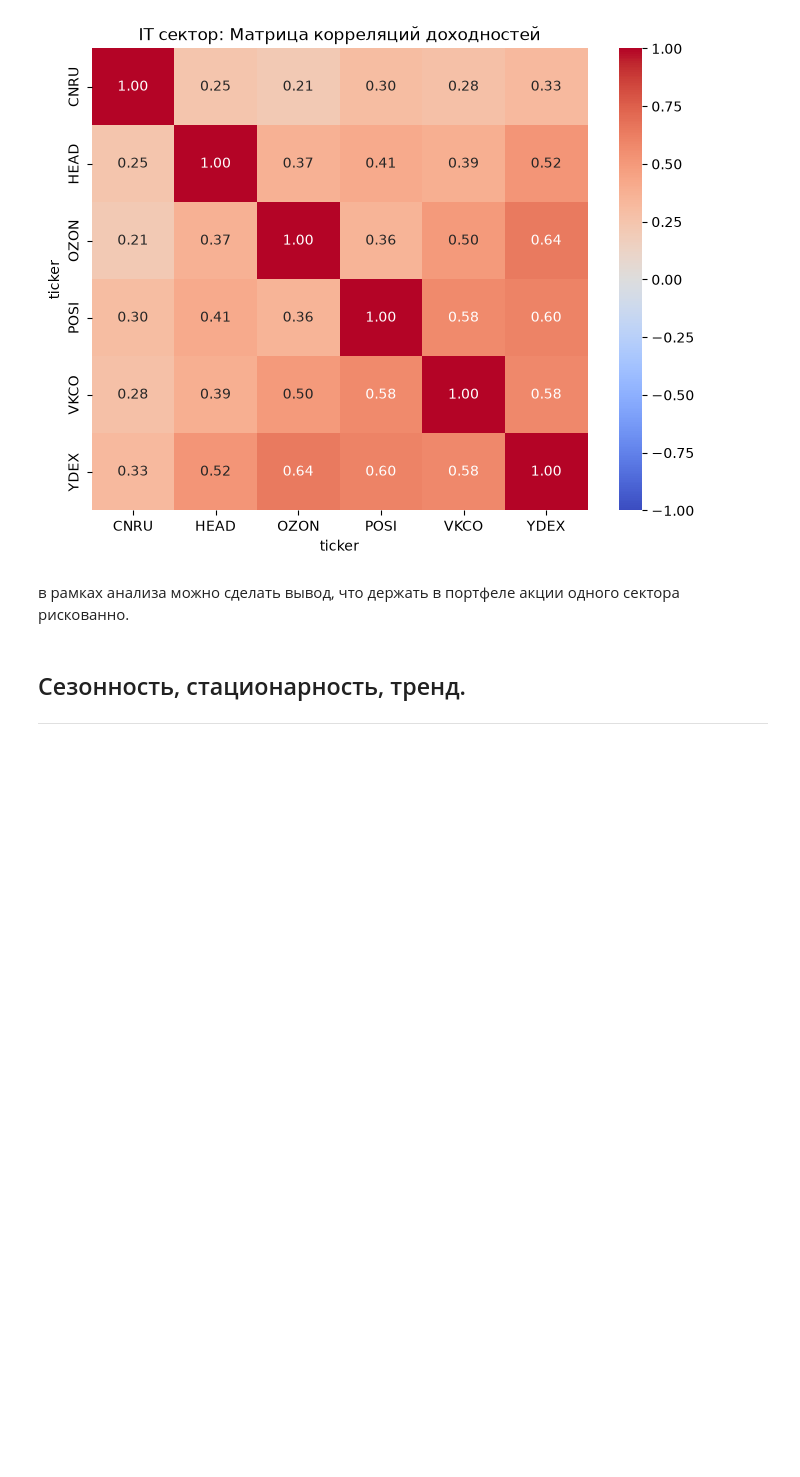
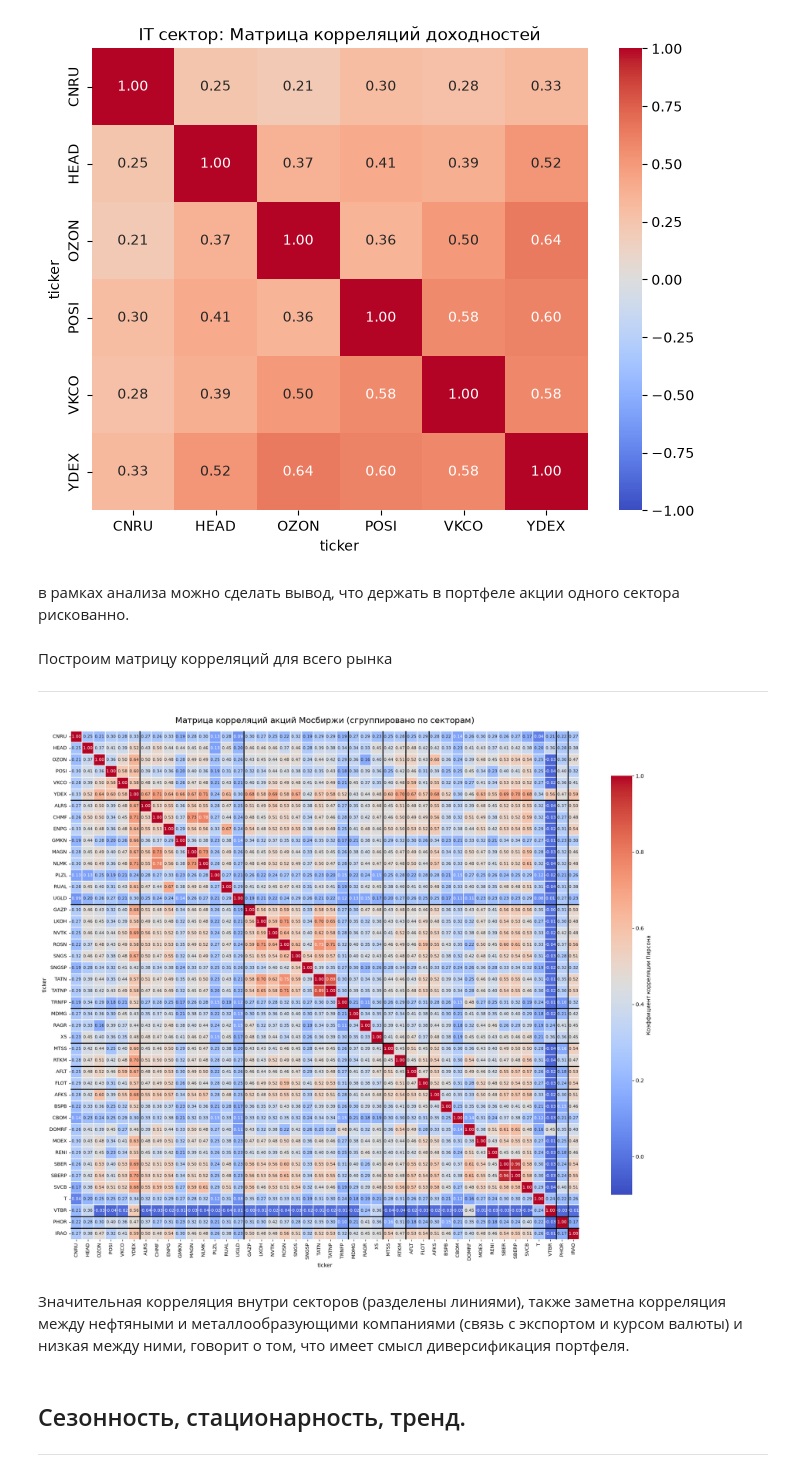
Before and after one commit to hunger104/year-long-project-t14, a Jupyter notebook: notebooks/EDA.ipynb, the cells around one changed output. Saved outputs shown, nothing was run; the diff lists cells and outputs as text; code cells hidden in the pictures; blank space fills up the shorter version.

```diff
--- a/notebooks/EDA.ipynb
+++ b/notebooks/EDA.ipynb
@@ -265,6 +289,41 @@ plt.show()
 [figure]
 # %% [markdown]
 в рамках анализа можно сделать вывод, что держать в портфеле акции одного сектора рискованно.
+# %% [markdown]
+Построим матрицу корреляций для всего рынка
+
+---
+# %%
+full_data=data.dropna(subset=['close']).sort_values(['ticker','trade_date'])
+full_data['return']=full_data.groupby('ticker')['close'].pct_change()
+# %%
+ticker_sector_map=(full_data[['ticker','sector']].drop_duplicates().sort_values(['sector','ticker']))
+tickers=ticker_sector_map['ticker'].to_list()
+# %%
+sector_size=ticker_sector_map.groupby('sector').size()
+bounds=np.cumsum(sector_size)[:-1]
+# %%
+plt.figure(figsize=(18, 15))
+
+pivot_returns = full_data.pivot(index='trade_date', columns='ticker', values='return')
+full_corr_matrix = pivot_returns.corr().loc[tickers, tickers]
+
+ax = sns.heatmap(full_corr_matrix,cmap='coolwarm',vmin=-0.1,vmax=1.0,square=True,linewidths=0.2,linecolor='whitesmoke',annot=True,annot_kws={'size': 8},fmt='.2f',cbar_kws={'shrink': 0.8, 'label': 'Коэффициент корреляции Пирсона'})
+
+
+for b in bounds:
+    ax.axhline(b, color='black', linewidth=1.8, linestyle='-')
+    ax.axvline(b, color='black', linewidth=1.8, linestyle='-')
+
+plt.title('Матрица корреляций акций Мосбиржи (сгруппировано по секторам)', fontsize=16, pad=15)
+plt.xticks(rotation=90, fontsize=9)
+plt.yticks(rotation=0, fontsize=9)
+plt.tight_layout()
+plt.show()
+# %% [output]
+[figure, added]
+# %% [markdown]
+Значительная корреляция внутри секторов (разделены линиями), также заметна корреляция между нефтяными и металлообразующими компаниями (связь с экспортом и курсом валюты) и низкая между ними, говорит о том, что имеет смысл диверсификация портфеля.
 # %% [markdown]
 ## Cезонность, стационарность, тренд.
 
```
Also changed, not shown: parts of 9 cells of this notebook, 2 other files.
